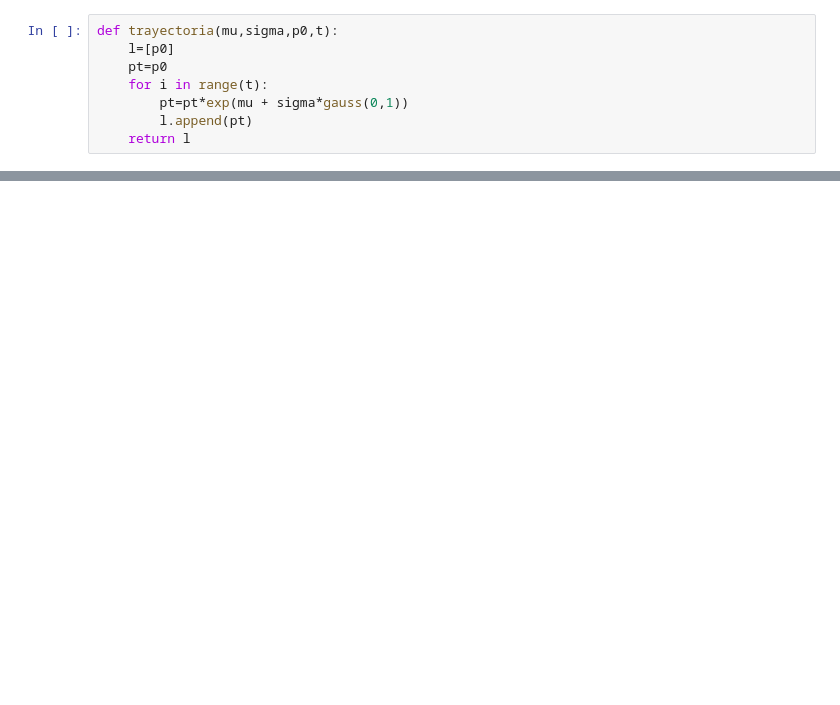
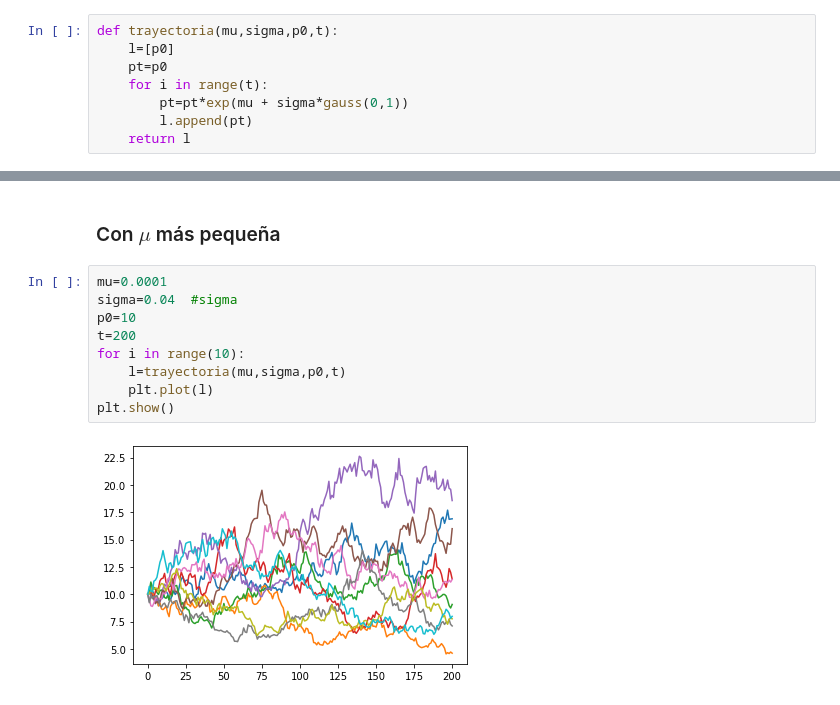
Before and after one commit to JavisG300/Simulacion-II, a Jupyter notebook: Ejercicio1_Valuacion_de_opciones_II.ipynb, the cells around one changed output, grey strips where cells are left out. Saved outputs shown, nothing was run; the diff lists cells and outputs as text; blank space fills up the shorter version.

```diff
--- a/Ejercicio1_Valuacion_de_opciones_II.ipynb
+++ b/Ejercicio1_Valuacion_de_opciones_II.ipynb
@@ -28,0 +29,13 @@ plt.show()
+# %% [markdown]
+### Con $\mu$ más pequeña
+# %%
+mu=0.0001
+sigma=0.04  #sigma
+p0=10
+t=200
+for i in range(10):
+    l=trayectoria(mu,sigma,p0,t)
+    plt.plot(l)
+plt.show()
+# %% [output]
+[figure, added]
```
Also changed, not shown: parts of 8 cells of this notebook.
